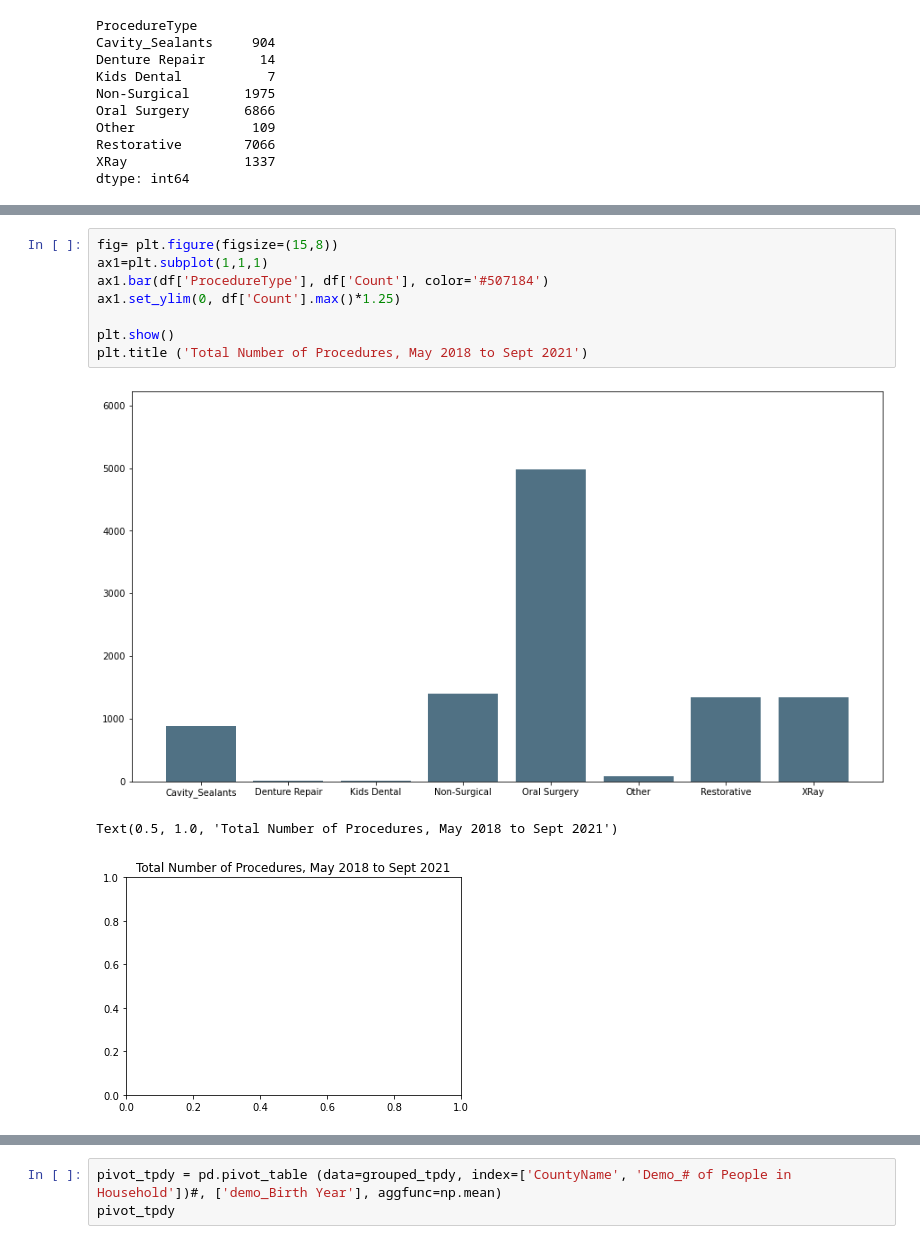
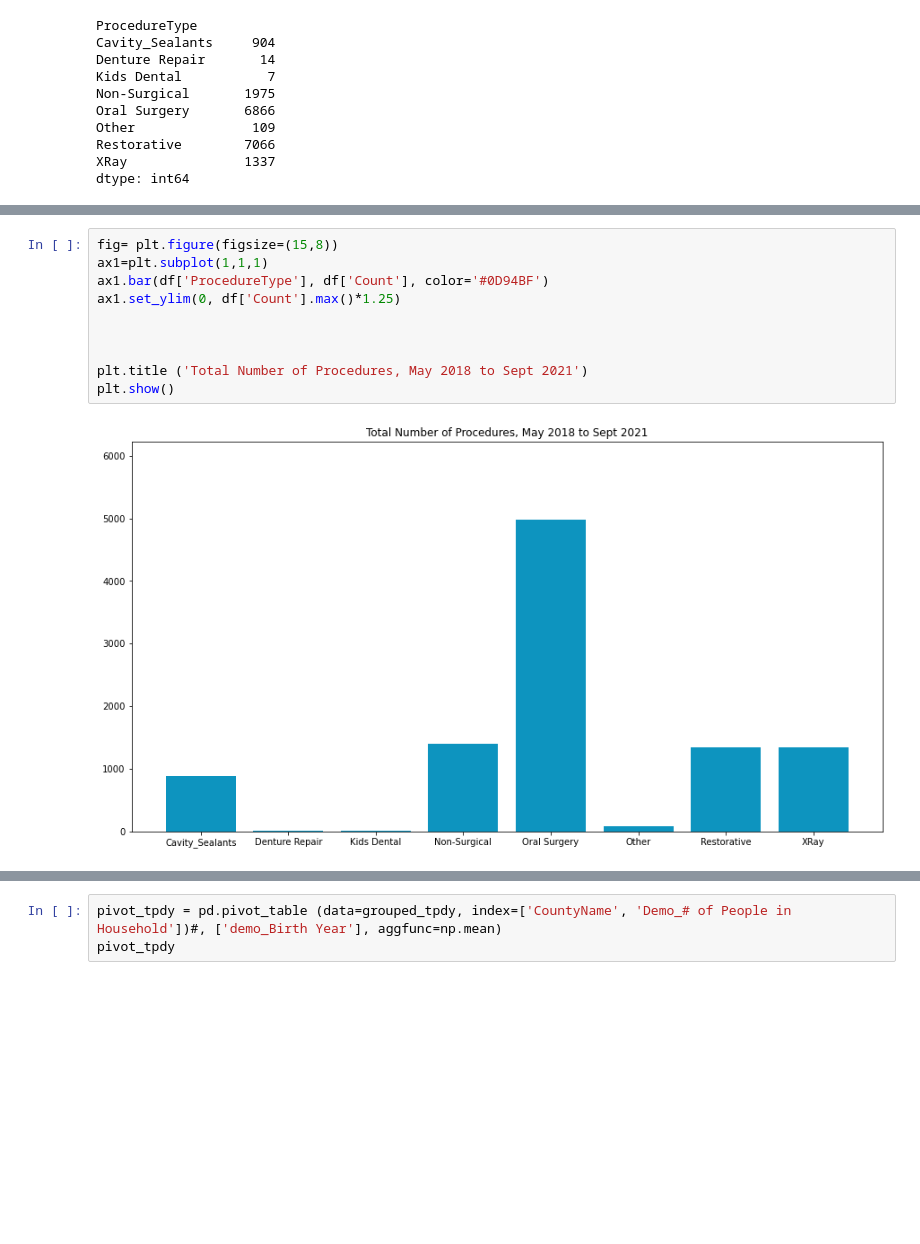
Before and after one commit to Jmiah789/smile-on-get_tootha_choppa, a Jupyter notebook: notebooks/DentalProcGraph.ipynb, the cells around one changed output, grey strips where cells are left out. Drawn from its saved outputs; the diff is of its cells as text; blank space fills up the shorter version.

```diff
--- a/notebooks/DentalProcGraph.ipynb
+++ b/notebooks/DentalProcGraph.ipynb
@@ -103,12 +101,12 @@ table_proccode
 # %%
 fig= plt.figure(figsize=(15,8))
 ax1=plt.subplot(1,1,1)
-ax1.bar(df['ProcedureType'], df['Count'], color='#507184')
+ax1.bar(df['ProcedureType'], df['Count'], color='#0D94BF')
 ax1.set_ylim(0, df['Count'].max()*1.25)
 
+
+
+plt.title ('Total Number of Procedures, May 2018 to Sept 2021')
 plt.show()
-plt.title ('Total Number of Procedures, May 2018 to Sept 2021')
 # %% [output]
-[figure, old version]
+[figure, new version]
-Text(0.5, 1.0, 'Total Number of Procedures, May 2018 to Sept 2021')
-[figure, removed]
```
Also changed, not shown: parts of 14 cells of this notebook.
